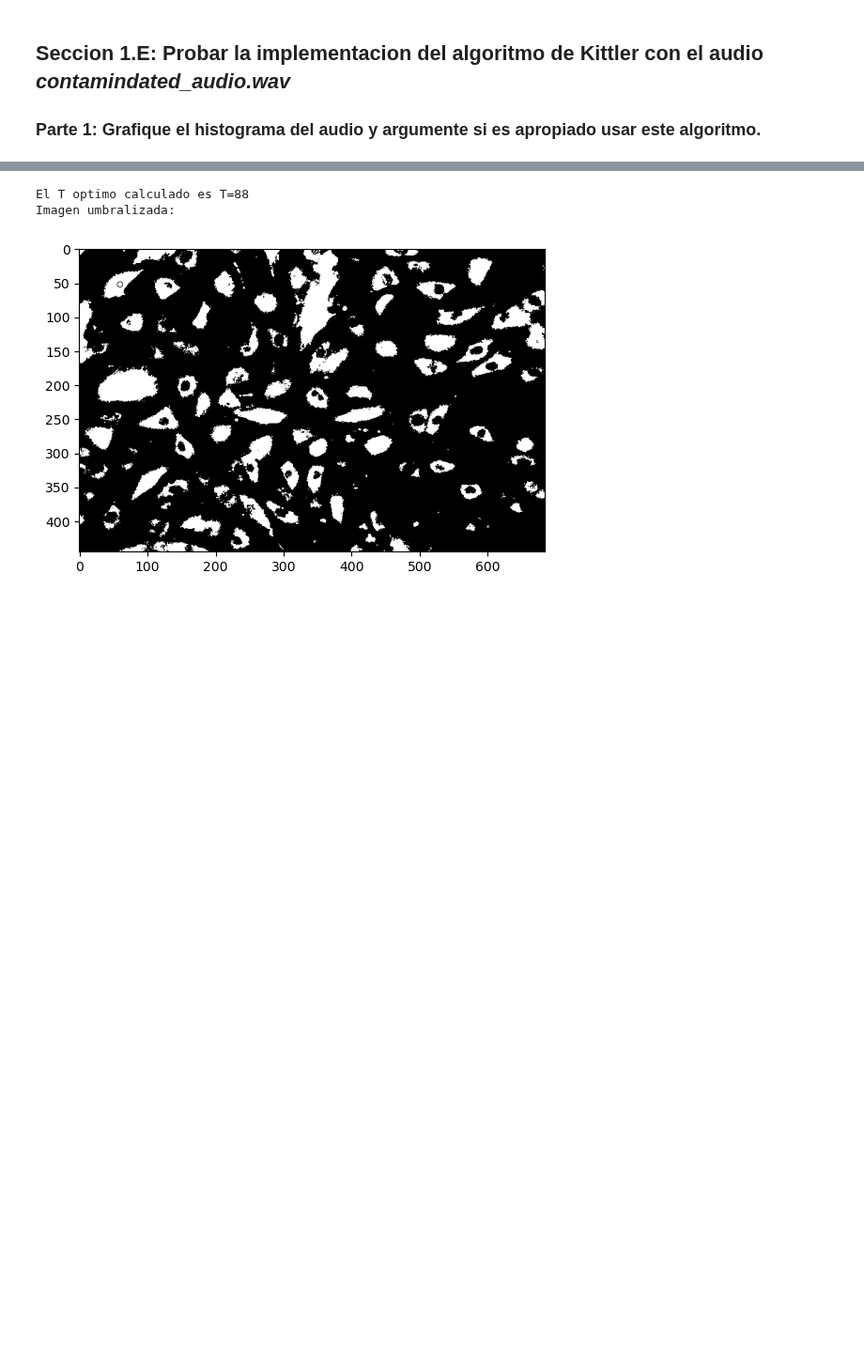
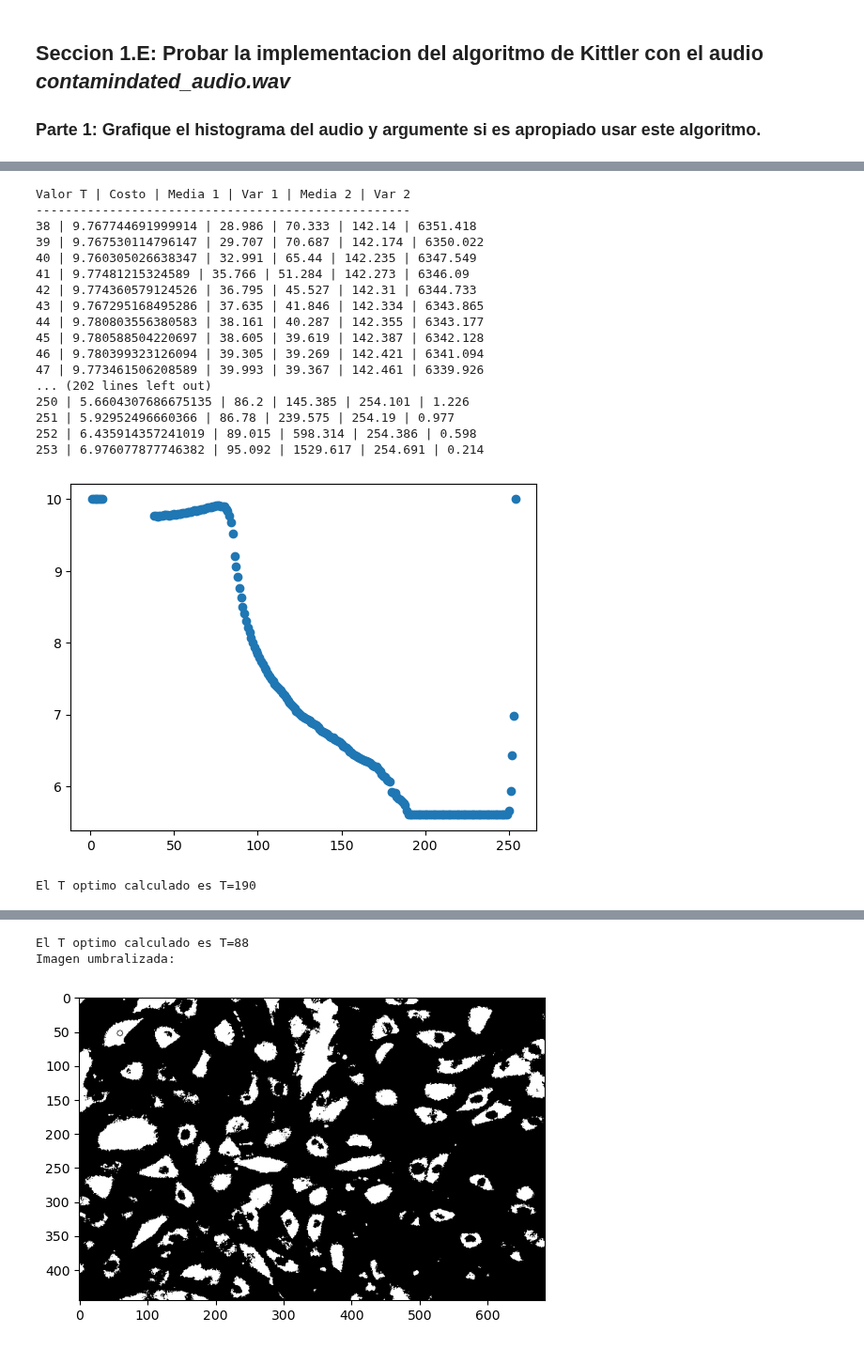
Before and after one commit to YoksanVC/TEC_DataScienceCert, a Jupyter notebook: Module_3_Estadistica_CienciaDatos/Trabajo_Practico_0_Kittler/Trabajo_Practico_0_Kittler.ipynb, the cells around one changed output, grey strips where cells are left out. Shown at 94% size. Drawn from its saved outputs; the diff is of its cells as text; code cells hidden in the pictures; blank space fills up the shorter version.

```diff
--- a/Module_3_Estadistica_CienciaDatos/Trabajo_Practico_0_Kittler/Trabajo_Practico_0_Kittler.ipynb
+++ b/Module_3_Estadistica_CienciaDatos/Trabajo_Practico_0_Kittler/Trabajo_Practico_0_Kittler.ipynb
@@ -131,7 +144,8 @@ def calcular_costo_J_T(P1,Var1,P2,Var2):
         P1,P2 (float): Pesos de las dos funciones de densidad Gaussianas
         Var1,Var2(float): Varianzas de las funciones de densidad Gaussianas
     """
-    if(np.isnan(Var1) or np.isnan(Var2) or Var1 == 0 or Var2 == 0): # Si T no esta en medio de la dos distribuciones, la desviacion estandar de alguna de las dos funciones es NaN
+    #if(np.isnan(Var1) or np.isnan(Var2) or Var1 == 0 or Var2 == 0): # Si T no esta en medio de la dos distribuciones, la desviacion estandar de alguna de las dos funciones es NaN
+    if(Var1 == 0 or Var2 == 0): # Si T no esta en medio de la dos distribuciones, la varianza de alguna de las dos funciones puede dar cero y causar un error matematico
         return 10
     parte1 = 2*((P1*torch.log(torch.tensor(torch.sqrt(torch.tensor(Var1)))))+(P2*torch.log(torch.tensor(torch.sqrt(torch.tensor(Var2))))))
     parte2 = 2*((P1*torch.log(torch.tensor(P1)))+(P2*torch.log(torch.tensor(P2))))
@@ -301,8 +315,8 @@ Valor T | Costo | Media 1 | Var 1 | Media 2 | Var 2
 # %%
 # Llamando a la funcion calcular_momentos_estadisticos
-T=137
+T=206
 P_1,P_2,m_1,m_2,sd_1,sd_2 = calcular_momentos_estadisticos(T,hist_norm_imagen)
 
-print(f"Para la primera distribucion, la probabilidad marginal es {P_1}, la media es {m_1} y la desviacion estandar es {sd_1}")
-print(f"Para la segunda distribucion, la probabilidad marginal es {P_2}, la media es {m_2} y la desviacion estandar es {sd_2}")
+print(f"Para la primera distribucion, la probabilidad marginal es {P_1}, la media es {m_1} y la varianza es {sd_1}")
+print(f"Para la segunda distribucion, la probabilidad marginal es {P_2}, la media es {m_2} y la varianza es {sd_2}")
 # %% [output]
@@ -347 +390,49 @@ plot_bar(bins_audio,hist_audio_norm,"z","Densidad Normalizada","Histograma del a
+# %%
+# Creando el eje X para crear la grafica de J(T)
+eje_x = np.arange(0,256)
+valores_J_T = []
+
+T = 0
+print("Valor T | Costo | Media 1 | Var 1 | Media 2 | Var 2")
+print("---------------------------------------------------")
+for T in range(len(eje_x)):
+    # Creando los momentos estadisticos
+    P_1,P_2,m_1,m_2,var_1,var_2 = calcular_momentos_estadisticos(T,hist_audio_norm)
+
+    # Obteniendo los valores de J(T) para cada valor de T
+    costo = calcular_costo_J_T(P_1,var_1,P_2,var_2)
+    if(0 < costo < 10):
+        print(f"{T} | {costo} | {m_1} | {var_1} | {m_2} | {var_2}")
+    valores_J_T.append(costo)
+
+plt.scatter(eje_x,valores_J_T)
+plt.show()
+# %% [output]
+Valor T | Costo | Media 1 | Var 1 | Media 2 | Var 2
+---------------------------------------------------
+38 | 9.767744691999914 | 28.986 | 70.333 | 142.14 | 6351.418
+39 | 9.767530114796147 | 29.707 | 70.687 | 142.174 | 6350.022
+40 | 9.760305026638347 | 32.991 | 65.44 | 142.235 | 6347.549
+41 | 9.77481215324589 | 35.766 | 51.284 | 142.273 | 6346.09
+42 | 9.774360579124526 | 36.795 | 45.527 | 142.31 | 6344.733
+43 | 9.767295168495286 | 37.635 | 41.846 | 142.334 | 6343.865
+44 | 9.780803556380583 | 38.161 | 40.287 | 142.355 | 6343.177
+45 | 9.780588504220697 | 38.605 | 39.619 | 142.387 | 6342.128
+46 | 9.780399323126094 | 39.305 | 39.269 | 142.421 | 6341.094
+47 | 9.773461506208589 | 39.993 | 39.367 | 142.461 | 6339.926
+... (202 lines left out)
+250 | 5.6604307686675135 | 86.2 | 145.385 | 254.101 | 1.226
+251 | 5.92952496660366 | 86.78 | 239.575 | 254.19 | 0.977
+252 | 6.435914357241019 | 89.015 | 598.314 | 254.386 | 0.598
+253 | 6.976077877746382 | 95.092 | 1529.617 | 254.691 | 0.214
+[figure, added]
+# %%
+# Creando un nuevo audio limpio
+vector_audio = torch.tensor(array_audio)
+T_optimo, nuevo_vector_audio_norm = calcular_T_optimo_Kittler(vector_audio,256,0,256)
+
+# Creando nuevo audio
+print(f"El T optimo calculado es T={T_optimo}")
+# %% [output]
+El T optimo calculado es T=190
 # %%
```
Also changed, not shown: parts of 17 cells of this notebook.
